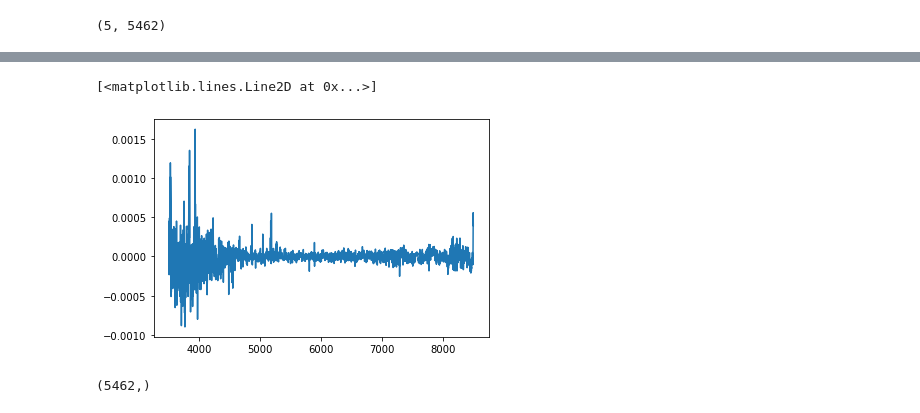
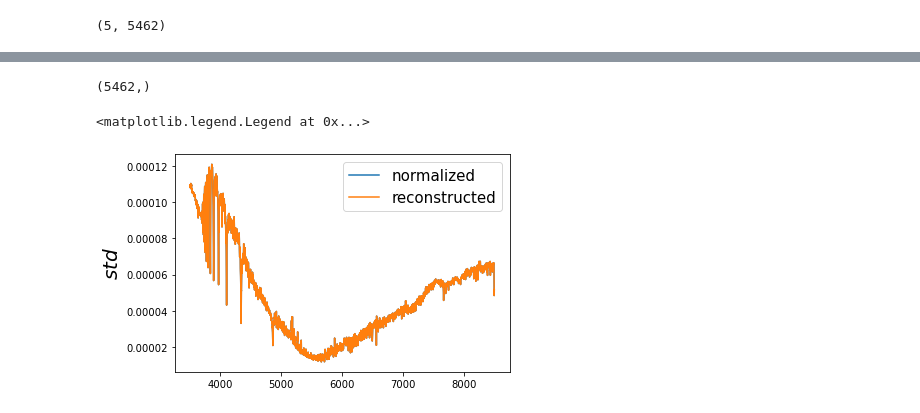
Before and after one commit to edoardorossi3/TESIedo_git, a Jupyter notebook: tesi_py/pca.ipynb, the cells around one changed output, grey strips where cells are left out. Saved outputs shown, nothing was run; the diff lists cells and outputs as text; code cells hidden in the pictures.

```diff
--- a/tesi_py/pca.ipynb
+++ b/tesi_py/pca.ipynb
@@ -169,9 +173,13 @@ np.shape(diff)
-# %%
-plt.plot(wl,diff[0])
-# %% [output]
-[<matplotlib.lines.Line2D at 0x...>]
-[figure, removed]
-# %%
-np.shape(np.mean(diff, axis=0))
-# %% [output]
-(5462,)
+# %%
+np.shape(np.var(y_new2, axis=0))
+# %% [output]
+(5462,)
+# %%
+plt.plot(wl,np.std(y_data,axis=0), label='normalized')
+plt.plot(wl,np.std(y_new,axis=0), label='reconstructed')
+
+plt.ylabel(r'$std$', size=20)
+plt.legend(loc='upper right', fontsize=15)
+# %% [output]
+<matplotlib.legend.Legend at 0x...>
+[figure, added]
```
Also changed, not shown: parts of 12 cells of this notebook.
